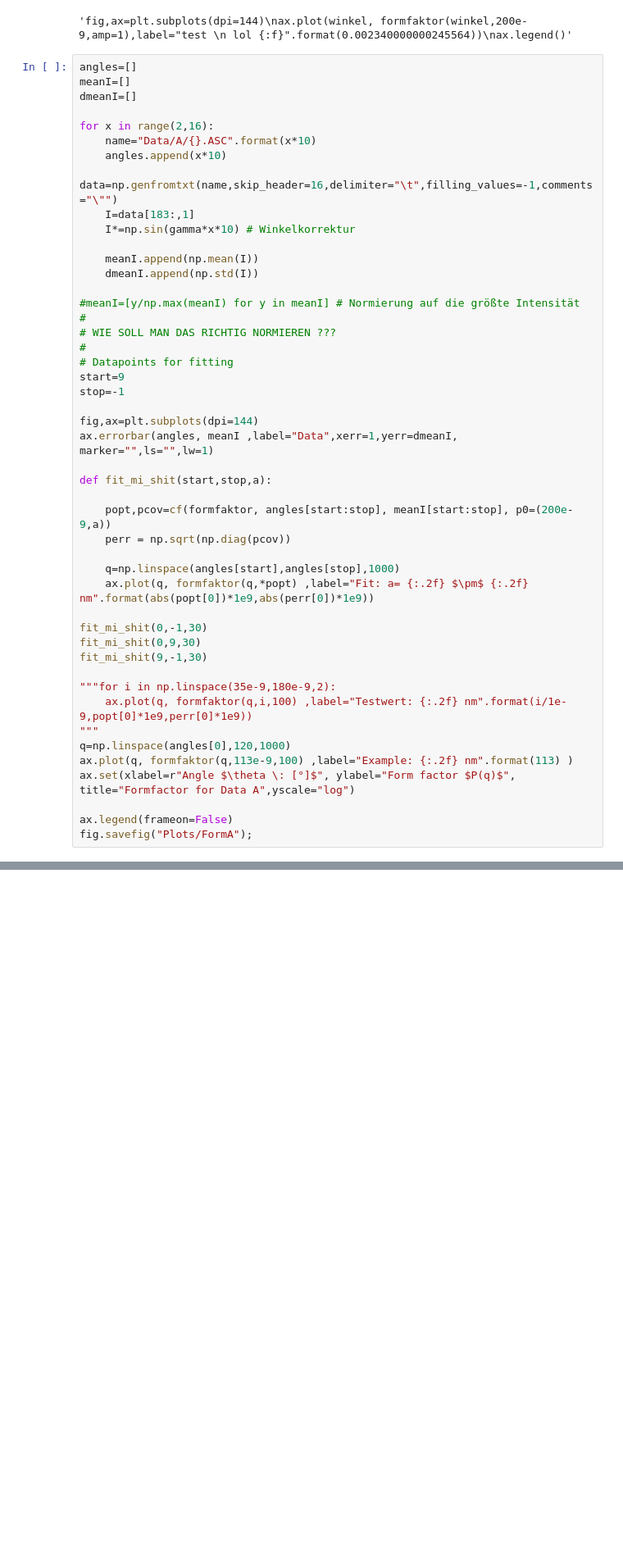
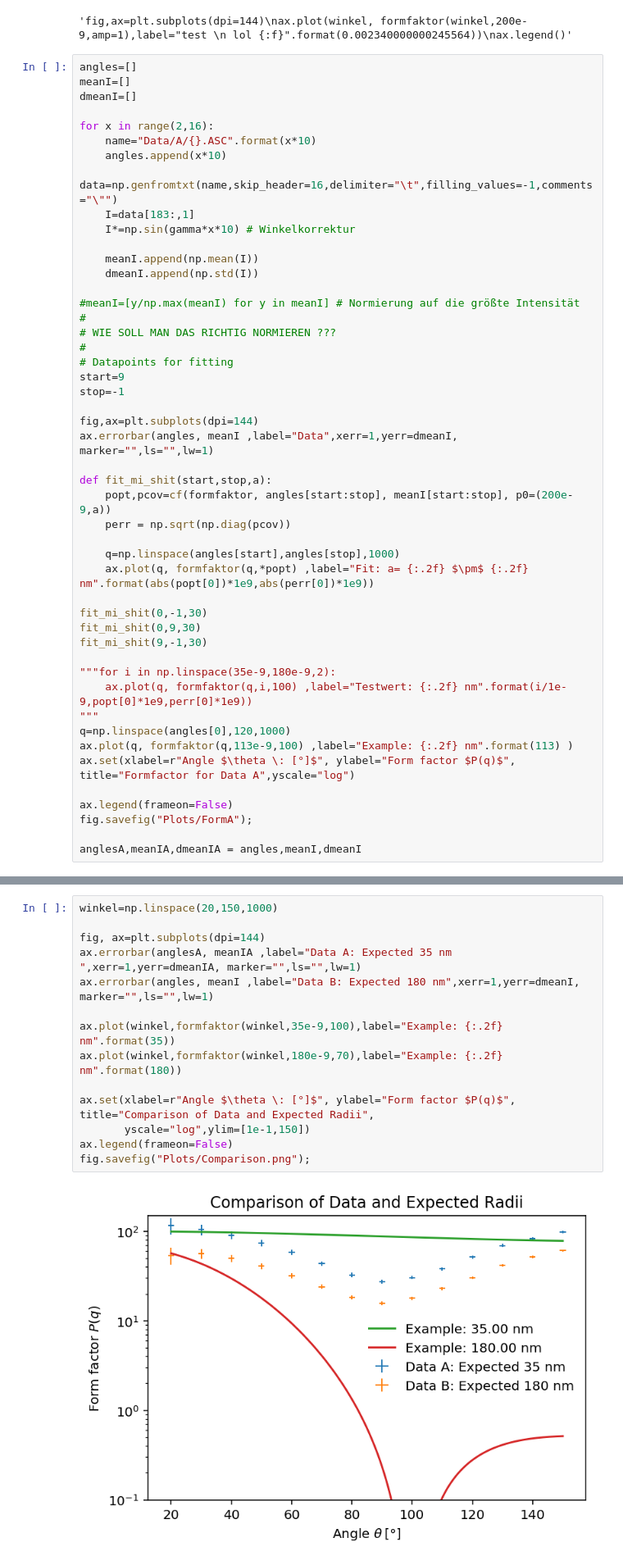
Before and after one commit to qwretz/fpraktikum, a Jupyter notebook: Dynamic Light Scattering/Struktur.ipynb, the cells around one changed output, grey strips where cells are left out. Shown at 82% size. Cells and saved outputs as stored; diff of their text form; blank space fills up the shorter version.

```diff
--- a/Dynamic Light Scattering/Struktur.ipynb
+++ b/Dynamic Light Scattering/Struktur.ipynb
@@ -104,7 +87,6 @@ fig,ax=plt.subplots(dpi=144)
 ax.errorbar(angles, meanI ,label="Data",xerr=1,yerr=dmeanI, marker="",ls="",lw=1)
 
 def fit_mi_shit(start,stop,a):
-
     popt,pcov=cf(formfaktor, angles[start:stop], meanI[start:stop], p0=(200e-9,a))
     perr = np.sqrt(np.diag(pcov))
 
@@ -124,6 +106,8 @@ ax.set(xlabel=r"Angle $\theta \: [°]$", ylabel="Form factor $P(q)$", title="For
 
 ax.legend(frameon=False)
 fig.savefig("Plots/FormA");
+
+anglesA,meanIA,dmeanIA = angles,meanI,dmeanI
 # %% [output]
 [figure]
 # %%
@@ -162,3 +146,19 @@ fig.savefig("Plots/FormB");
+# %%
+winkel=np.linspace(20,150,1000)
+
+fig, ax=plt.subplots(dpi=144)
+ax.errorbar(anglesA, meanIA ,label="Data A: Expected 35 nm ",xerr=1,yerr=dmeanIA, marker="",ls="",lw=1)
+ax.errorbar(angles, meanI ,label="Data B: Expected 180 nm",xerr=1,yerr=dmeanI, marker="",ls="",lw=1)
+
+ax.plot(winkel,formfaktor(winkel,35e-9,100),label="Example: {:.2f} nm".format(35))
+ax.plot(winkel,formfaktor(winkel,180e-9,70),label="Example: {:.2f} nm".format(180))
+
+ax.set(xlabel=r"Angle $\theta \: [°]$", ylabel="Form factor $P(q)$", title="Comparison of Data and Expected Radii",
+       yscale="log",ylim=[1e-1,150])
+ax.legend(frameon=False)
+fig.savefig("Plots/Comparison.png");
+# %% [output]
+[figure, added]
 # %%
 # ODR
 import scipy.odr as odr
```
Also changed, not shown: parts of 3 cells of this notebook, 3 other files.
